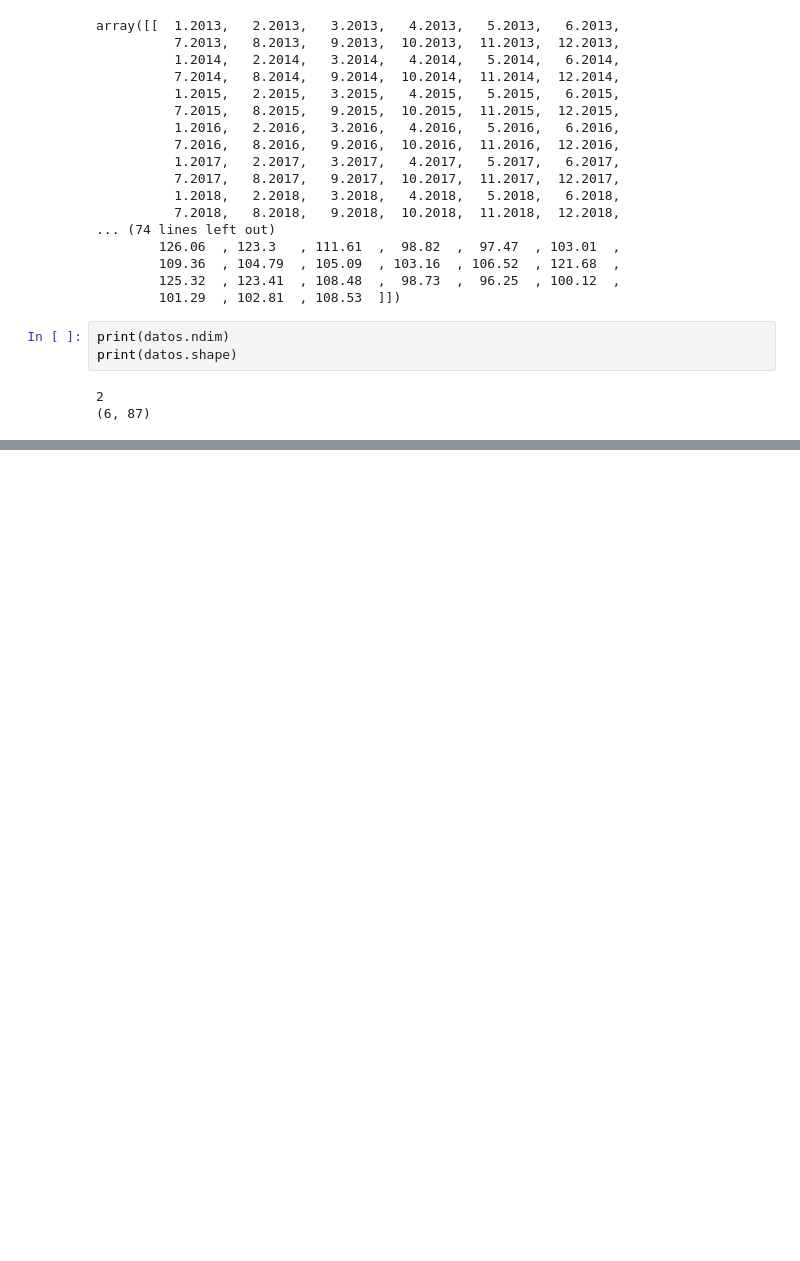
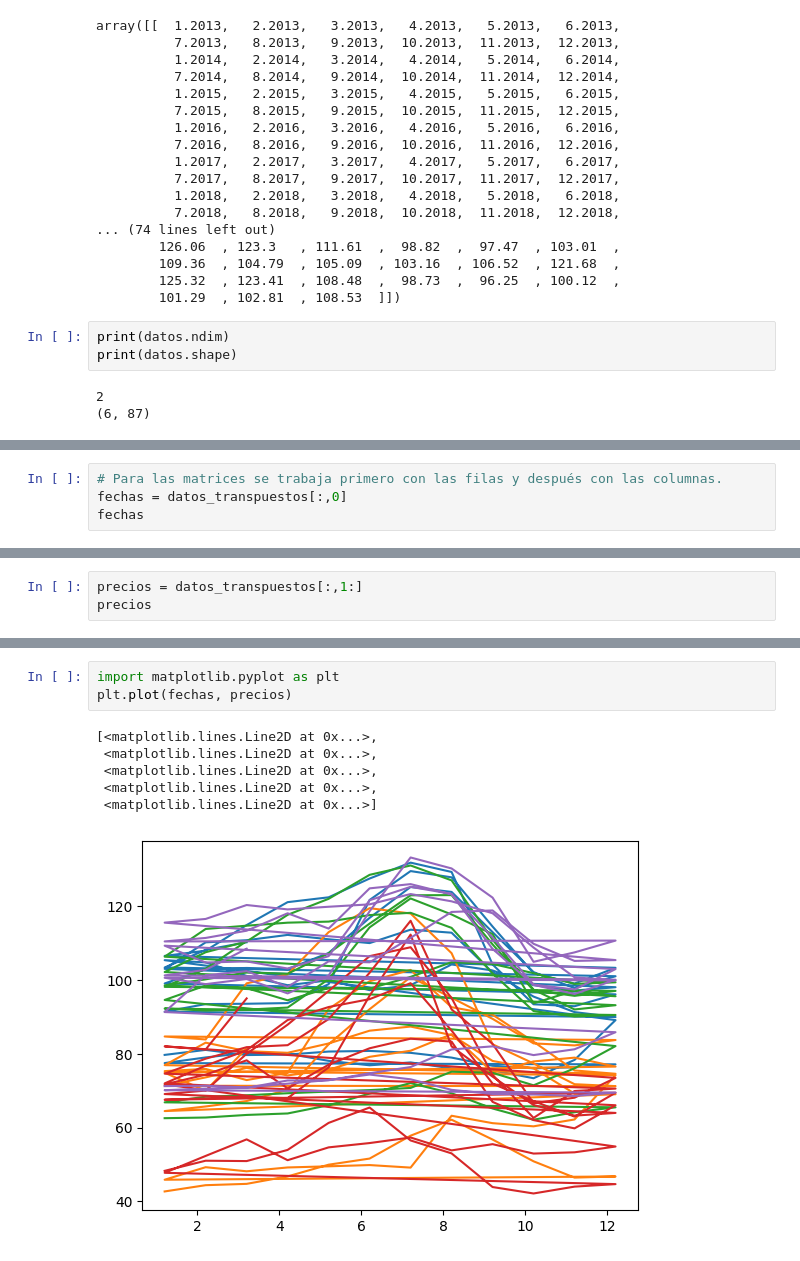
Before and after one commit to Brayan8Ch/pythonLearning, a Jupyter notebook: dia1.ipynb, the cells around one changed output, grey strips where cells are left out. Drawn from its saved outputs; the diff is of its cells as text; blank space fills up the shorter version.

Commit message:
Gráficos con matplotlib

```diff
--- a/dia1.ipynb
+++ b/dia1.ipynb
@@ -57,0 +81,4 @@ datos_transpuestos = (datos.T)
+# %%
+# Para las matrices se trabaja primero con las filas y después con las columnas.
+fechas = datos_transpuestos[:,0]
+fechas
@@ -57,0 +99,3 @@ datos_transpuestos = (datos.T)
+# %%
+precios = datos_transpuestos[:,1:]
+precios
@@ -57,0 +120,10 @@ datos_transpuestos = (datos.T)
+# %%
+import matplotlib.pyplot as plt
+plt.plot(fechas, precios)
+# %% [output]
+[<matplotlib.lines.Line2D at 0x...>,
+ <matplotlib.lines.Line2D at 0x...>,
+ <matplotlib.lines.Line2D at 0x...>,
+ <matplotlib.lines.Line2D at 0x...>,
+ <matplotlib.lines.Line2D at 0x...>]
+[figure, added]
```
Also changed, not shown: parts of 11 cells of this notebook.
